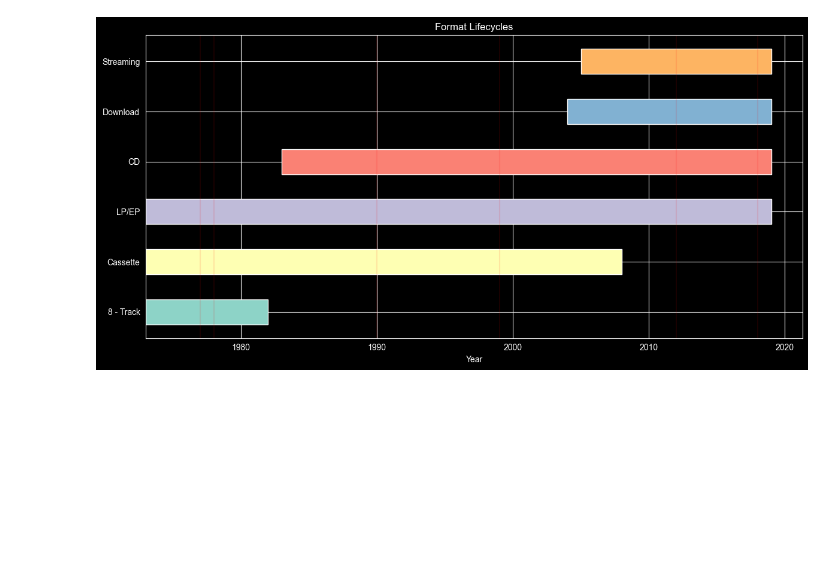
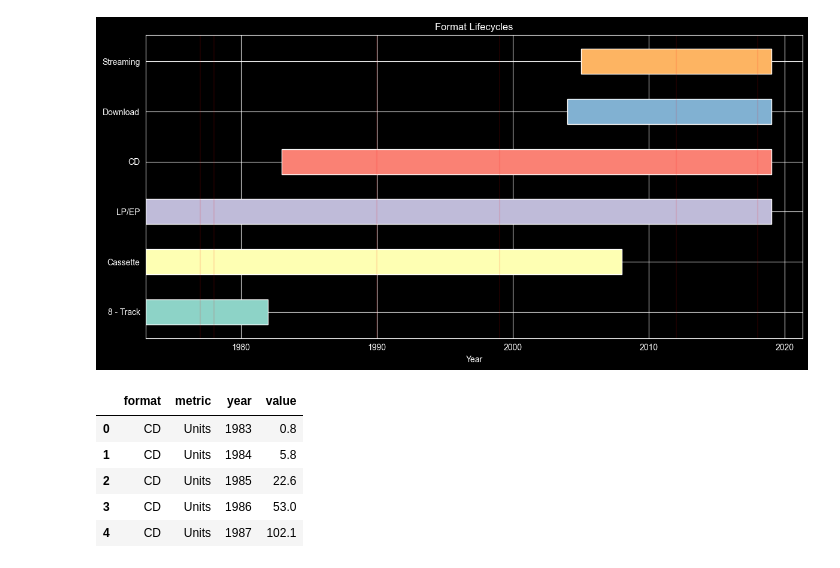
Before and after one commit to JohnnyHyytiainen/DEUX2025_music_project, a Jupyter notebook: notebooks/eda-felix-music-format-year.ipynb, the cells around one changed output. Saved outputs shown, nothing was run; the diff lists cells and outputs as text; code cells hidden in the pictures; blank space fills up the shorter version.

```diff
--- a/notebooks/eda-felix-music-format-year.ipynb
+++ b/notebooks/eda-felix-music-format-year.ipynb
@@ -289,3 +289,16 @@ plt.tight_layout()
 plt.show()
 # %% [output]
 [figure]
+# %%
+from src.dashboard.components.data_loader import fetch_data
+
+df = fetch_data("SELECT * FROM silver_music_format_sales")
+
+df.head(5)
+# %% [output]
+|  | format | metric | year | value |
+| 0 | CD | Units | 1983 | 0.8 |
+| 1 | CD | Units | 1984 | 5.8 |
+| 2 | CD | Units | 1985 | 22.6 |
+| 3 | CD | Units | 1986 | 53.0 |
+| 4 | CD | Units | 1987 | 102.1 |
```
Also changed, not shown: parts of 1 cell of this notebook, 3 other files.
